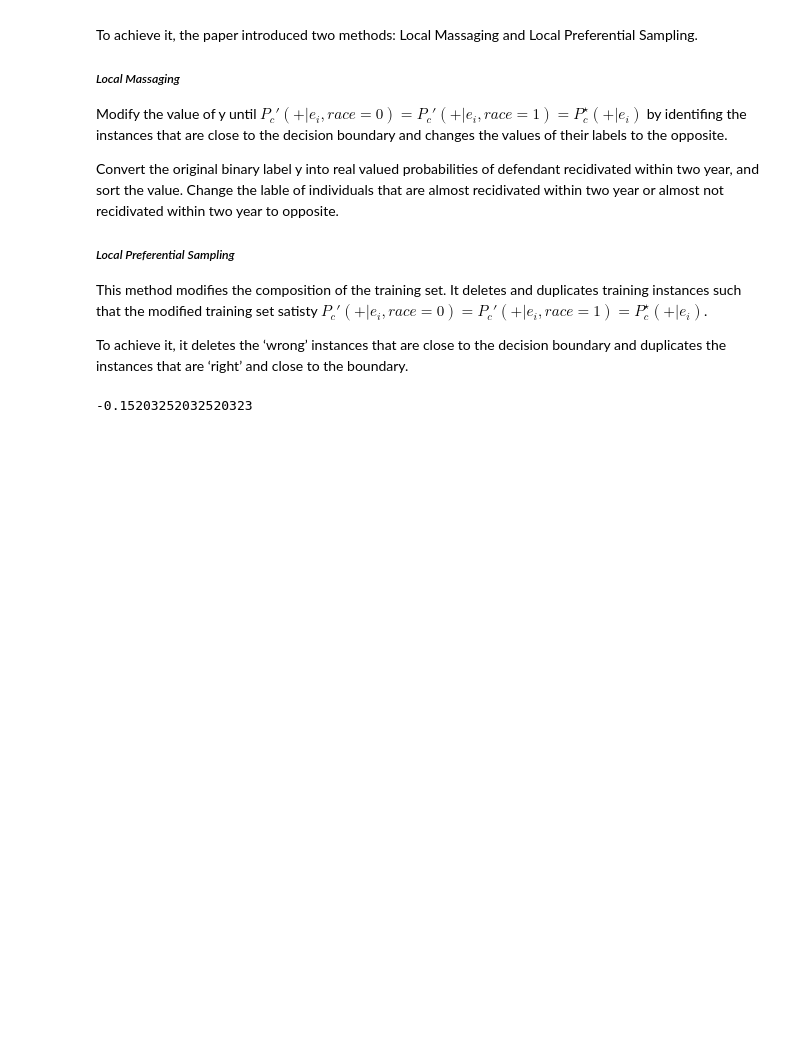
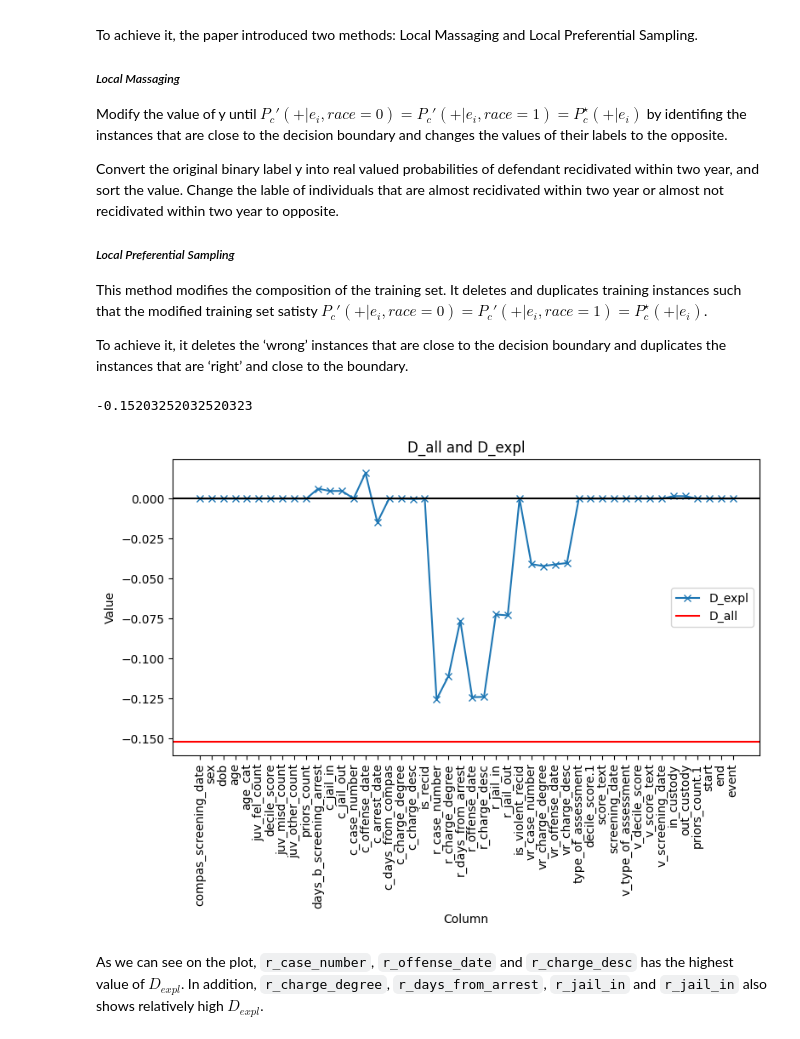
Before and after one commit to helenahxj/Project4-MachineLearningFairness-Group5, a Jupyter notebook: output/Group5_code.ipynb, the cells around one changed output. Drawn from its saved outputs; the diff is of its cells as text; code cells hidden in the pictures; blank space fills up the shorter version.

```diff
--- a/output/Group5_code.ipynb
+++ b/output/Group5_code.ipynb
@@ -63,7 +74,50 @@ To achieve it, it deletes the ‘wrong’ instances that are close to the decisi
 P_y1r1 = len(df[(df["two_year_recid"] == 1) & (df["race"] == 1)])/len(df)
 P_y1r0 = len(df[(df["two_year_recid"] == 1) & (df["race"] == 0)])/len(df)
 D_all = P_y1r1-P_y1r0
+D_all
+# %% [output]
+-0.15203252032520323
-# %%
-D_all
-# %% [output]
--0.15203252032520323
+# %%
+## Calculate P_star for all attribute
+D_expl = dict()
+P_star = dict()
+expl_col = df.columns
+for i in expl_col:
+  if i != 'race':
+    if i != 'two_year_recid':
+      if i != 'violent_recid':
+        P_star_i = df.groupby(['race', i])['two_year_recid'].mean()[1].mean()
+        P_star[i] = P_star_i
+
+        expl_counts = df.groupby(['race', i]).size().unstack(fill_value=0)
+        race_counts = df['race'].value_counts()
+        P_e_r = expl_counts.div(race_counts, axis=0)
+        P_e_r_diff = P_e_r.loc[1] - P_e_r.loc[0]
+        D_expl_i = (P_e_r_diff * P_star_i).sum()
+        D_expl[i] = D_expl_i
+# %%
+## Plot the graph of D_{all} and D_{expl}
+
+df_plot = pd.DataFrame({
+    'Column': D_expl.keys(),
+    'D_expl': D_expl.values()
+})
+
+plt.figure(figsize=(8, 6))
+
+# Plot D_{expl} and D_{all}
+plt.plot(df_plot['Column'], df_plot['D_expl'], marker='x', label='D_expl')
+plt.axhline(y=D_all, color='r', linestyle='-', label='D_all')
+plt.axhline(y=0, color='black', linestyle='-')
+
+plt.title('D_all and D_expl')
+plt.xlabel('Column')
+plt.ylabel('Value')
+plt.xticks(rotation=90)
+plt.legend()
+plt.tight_layout()
+plt.show()
+# %% [output]
+[figure, added]
+# %% [markdown]
+As we can see on the plot, `r_case_number`, `r_offense_date` and `r_charge_desc` has the highest value of $D_{expl}$. In addition, `r_charge_degree`, `r_days_from_arrest`, `r_jail_in` and `r_jail_in` also shows relatively high $D_{expl}$.
```
Also changed, not shown: parts of 2 cells of this notebook, 1 other file.
